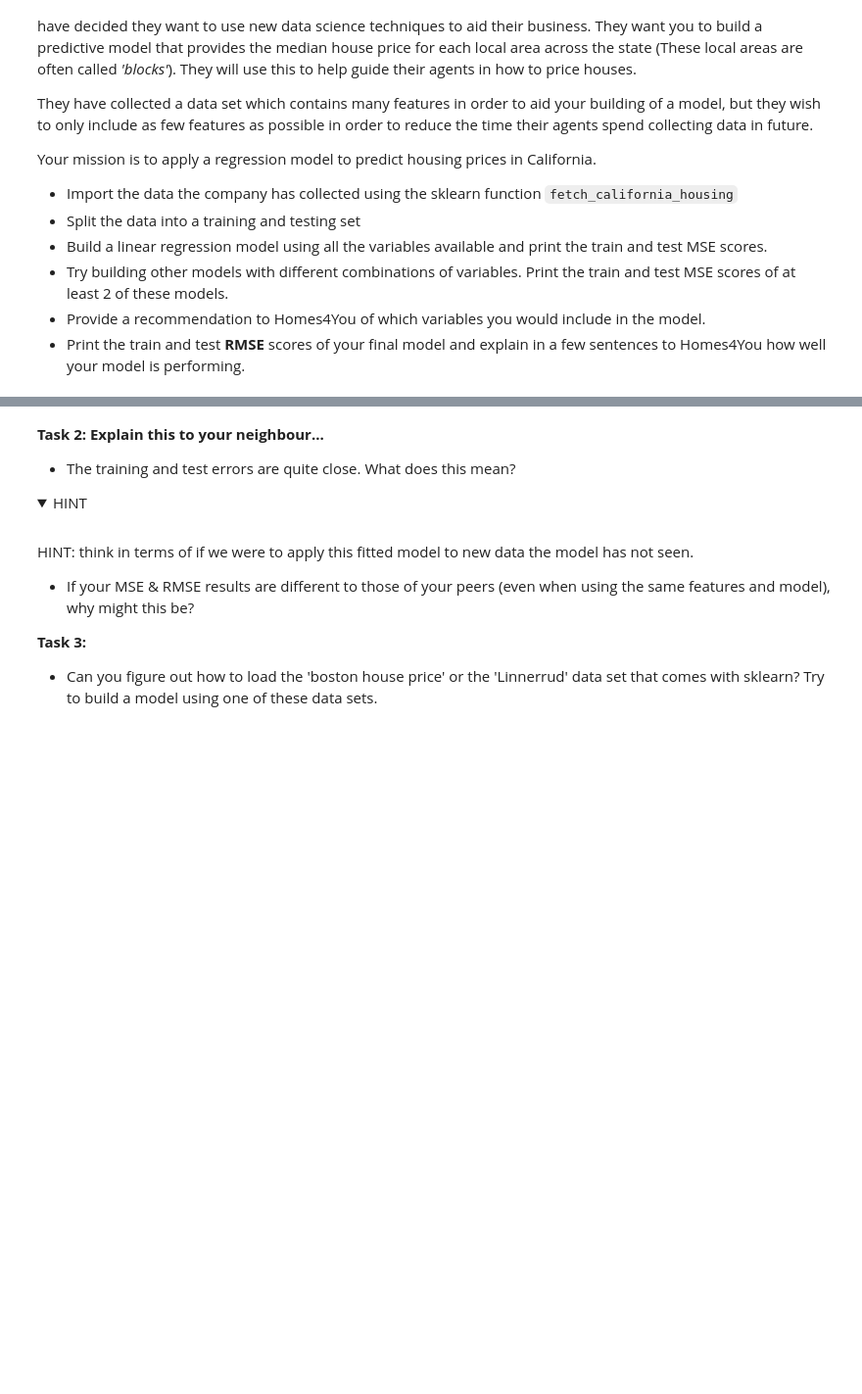
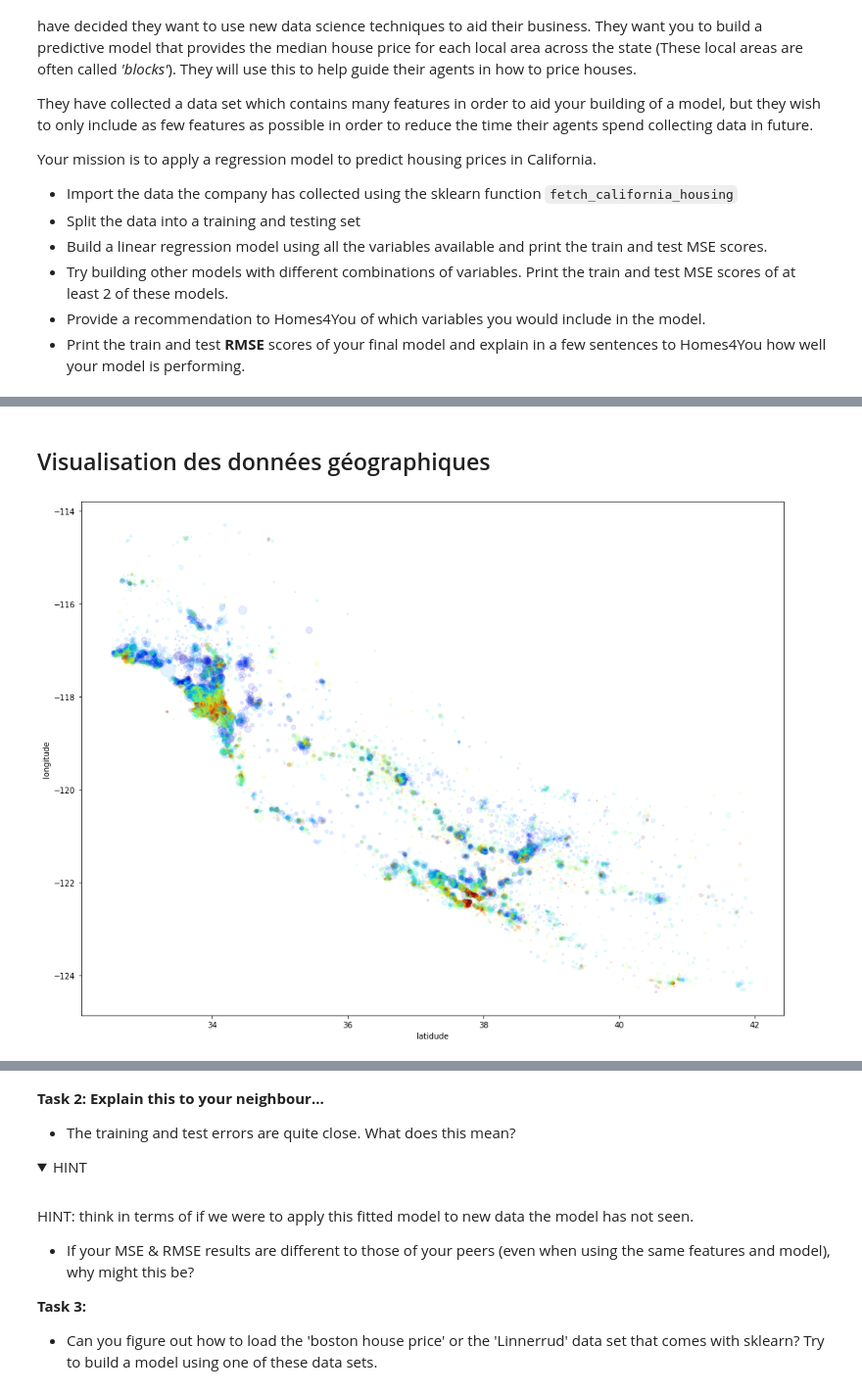
Before and after one commit to RaphaelBouvet/stats_3, a Jupyter notebook: Notebooks/02b-LinearRegressionForPrediction.ipynb, the cells around one changed output, grey strips where cells are left out. Shown: that part at 98% size. Drawn from its saved outputs; the diff is of its cells as text; code cells hidden in the pictures; folded sections open; blank space fills up the shorter version.

```diff
--- a/Notebooks/02b-LinearRegressionForPrediction.ipynb
+++ b/Notebooks/02b-LinearRegressionForPrediction.ipynb
@@ -221,0 +295,14 @@ Your mission is to apply a regression model to predict housing prices in Califor
+# %% [markdown]
+## Visualisation des données géographiques
+# %%
+latitude = cali['data'][:,6]
+longitude = cali['data'][:,7]
+medinc = cali['data'][:,1]
+population = cali['data'][:,4]
+plt.figure(figsize=(16, 12))
+plt.scatter(latitude,longitude,alpha=0.1,c=medinc,s=population/100,cmap=plt.get_cmap("jet"))
+plt.xlabel('latidude')
+plt.ylabel('longitude')
+plt.show()
+# %% [output]
+[figure, added]
```
Also changed, not shown: parts of 40 cells of this notebook, 2 other files.
